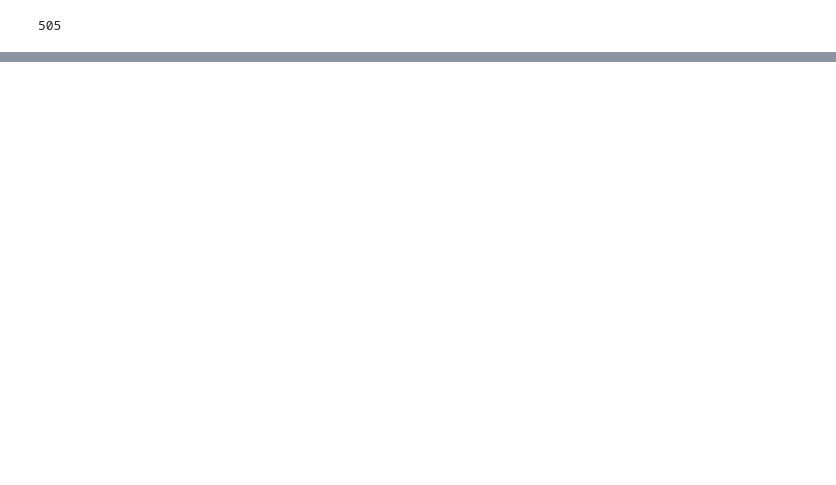
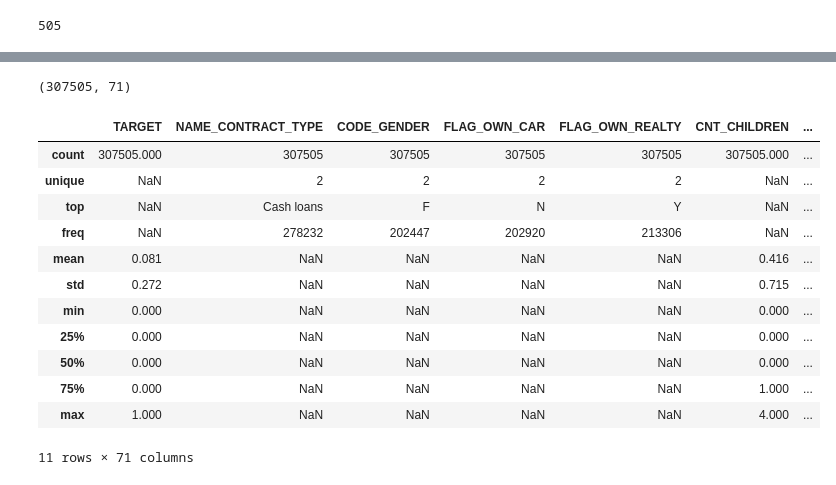
Before and after one commit to claracbucar/project--4, a Jupyter notebook: Data_cleaning.ipynb, the cells around one changed output, grey strips where cells are left out. Saved outputs shown, nothing was run; the diff lists cells and outputs as text; code cells hidden in the pictures; blank space fills up the shorter version.

Commit message:
Updated Data_cleaning ipynb with comments

```diff
--- a/Data_cleaning.ipynb
+++ b/Data_cleaning.ipynb
@@ -383,0 +335,20 @@ stop here
+# %%
+df_clean.shape
+# %% [output]
+(307505, 71)
+# %%
+df_clean.describe(include = 'all').round(3)
+# %% [output]
+|  | TARGET | NAME_CONTRACT_TYPE | CODE_GENDER | FLAG_OWN_CAR | FLAG_OWN_REALTY | CNT_CHILDREN | ... |
+| count | 307505.000 | 307505 | 307505 | 307505 | 307505 | 307505.000 | ... |
+| unique | NaN | 2 | 2 | 2 | 2 | NaN | ... |
+| top | NaN | Cash loans | F | N | Y | NaN | ... |
+| freq | NaN | 278232 | 202447 | 202920 | 213306 | NaN | ... |
+| mean | 0.081 | NaN | NaN | NaN | NaN | 0.416 | ... |
+| std | 0.272 | NaN | NaN | NaN | NaN | 0.715 | ... |
+| min | 0.000 | NaN | NaN | NaN | NaN | 0.000 | ... |
+| 25% | 0.000 | NaN | NaN | NaN | NaN | 0.000 | ... |
+| 50% | 0.000 | NaN | NaN | NaN | NaN | 0.000 | ... |
+| 75% | 0.000 | NaN | NaN | NaN | NaN | 1.000 | ... |
+| max | 1.000 | NaN | NaN | NaN | NaN | 4.000 | ... |
+11 rows × 71 columns
```
Also changed, not shown: parts of 40 cells of this notebook, 2 other files.
